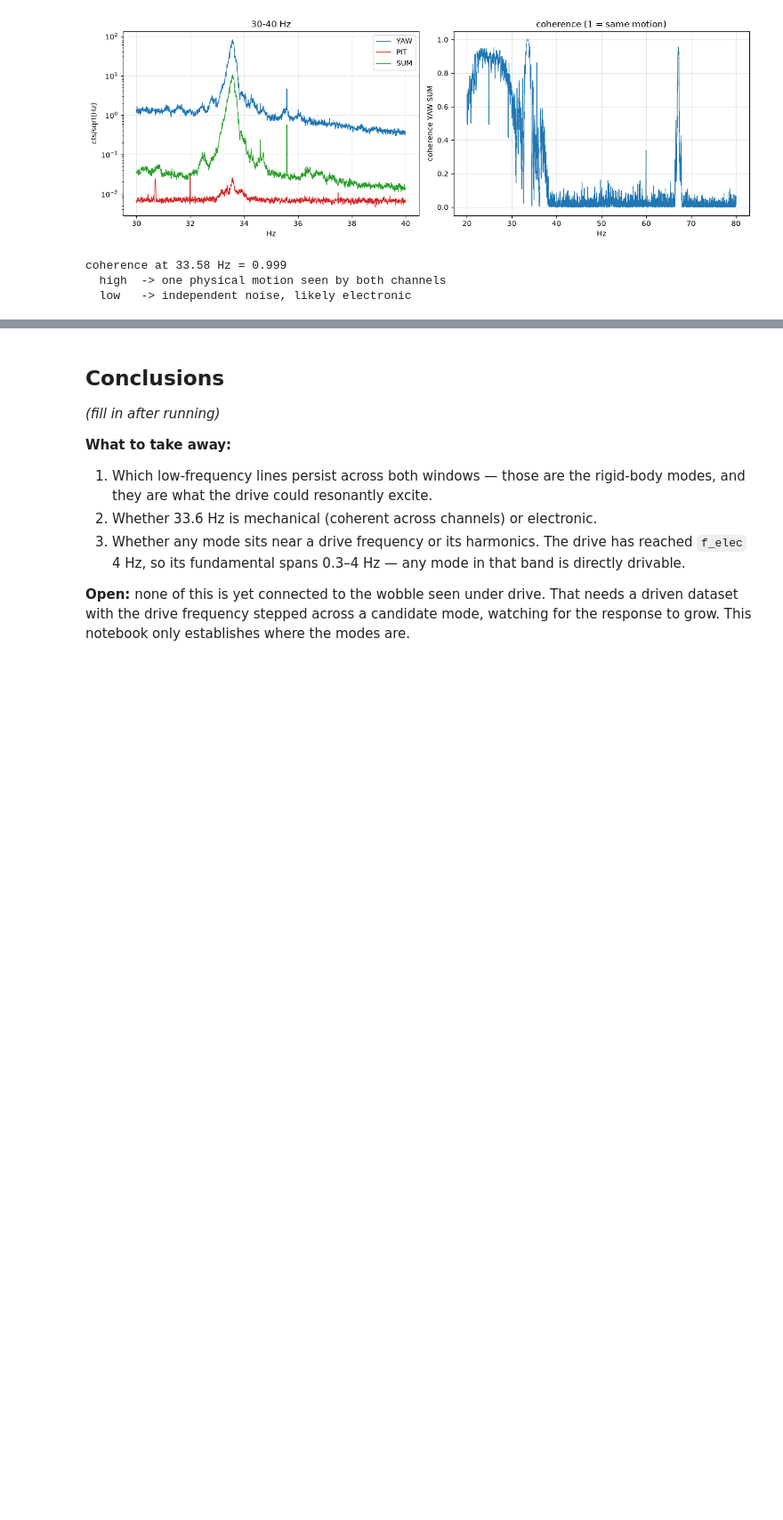
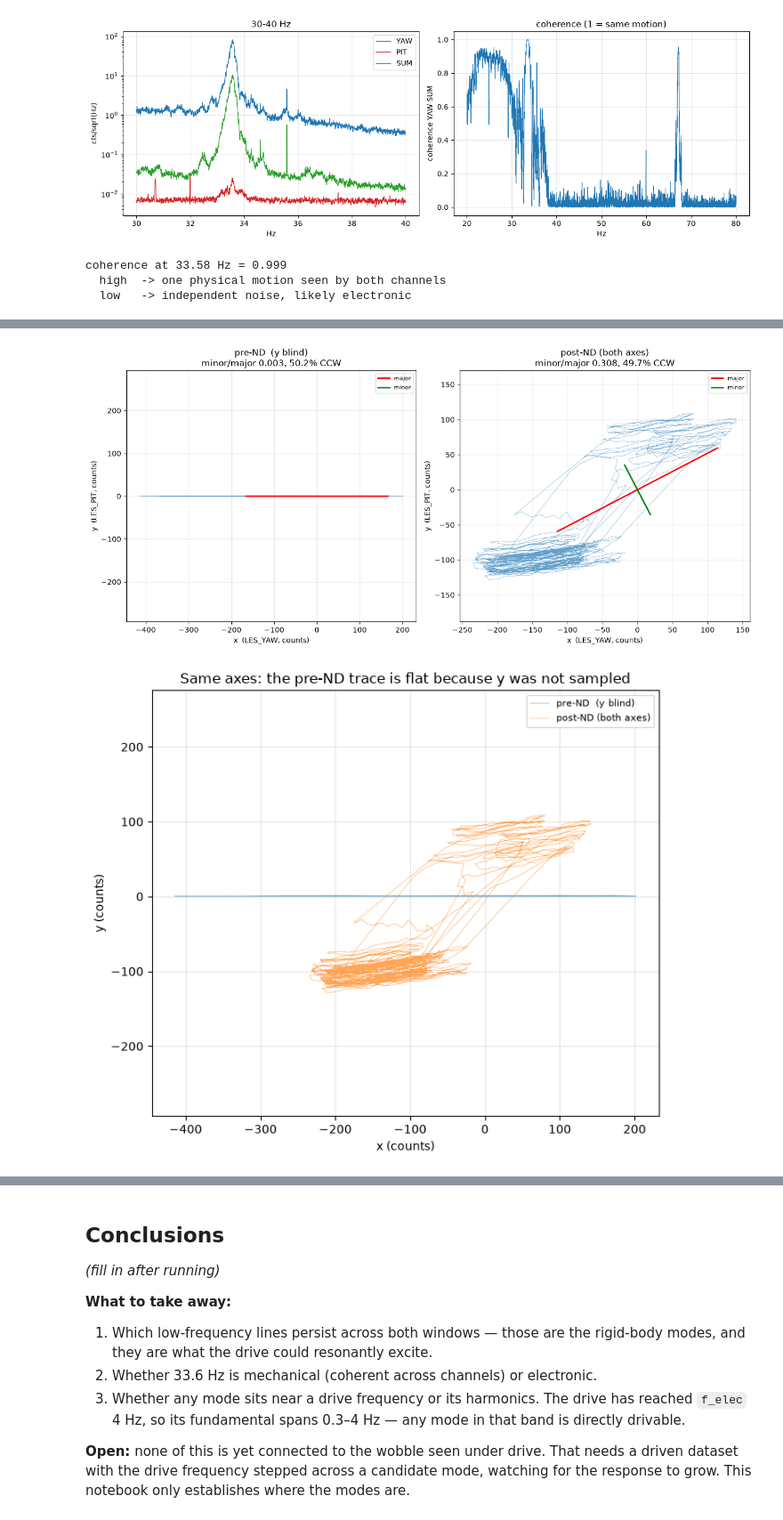
Before and after one commit to Moore-Lab/Decay-Sail, a Jupyter notebook: analysis/mode_survey_20260909.ipynb, the cells around one changed output, grey strips where cells are left out. Shown at 89% size. Saved outputs shown, nothing was run; the diff lists cells and outputs as text; code cells hidden in the pictures; blank space fills up the shorter version.

```diff
--- a/analysis/mode_survey_20260909.ipynb
+++ b/analysis/mode_survey_20260909.ipynb
@@ -319,0 +393,29 @@ coherence at 33.58 Hz = 0.999
+# %%
+fig, ax = plt.subplots(1, 2, figsize=(13, 6))
+for i,(tag,T) in enumerate(TR.items()):
+    n = int(120*T['fs'])                      # 2 minutes
+    ax[i].plot(T['x'][:n], T['y'][:n], lw=.4, alpha=.7)
+    # principal axes drawn on
+    for L,c,lbl in ((T['major'],'r','major'), (T['minor'],'g','minor')):
+        th = np.radians(T['ang'] + (0 if lbl=='major' else 90))
+        ax[i].plot([-L*np.cos(th), L*np.cos(th)],
+                   [-L*np.sin(th), L*np.sin(th)], c, lw=2, label=lbl)
+    ax[i].set_aspect('equal', 'datalim')
+    ax[i].set_xlabel('x  (LES_YAW, counts)'); ax[i].set_ylabel('y  (LES_PIT, counts)')
+    ax[i].set_title(f'{tag}\nminor/major {T["minor"]/T["major"]:.3f}, '
+                    f'{T["ccw"]:.1f}% CCW')
+    ax[i].grid(alpha=.3); ax[i].legend(fontsize=8)
+plt.tight_layout(); plt.show()
+
+# same axes for both, to show the projection change honestly
+fig, ax = plt.subplots(figsize=(7,6))
+for tag,T in TR.items():
+    n=int(120*T['fs'])
+    ax.plot(T['x'][:n], T['y'][:n], lw=.4, alpha=.7, label=tag)
+ax.set_aspect('equal','datalim'); ax.grid(alpha=.3); ax.legend(fontsize=8)
+ax.set_xlabel('x (counts)'); ax.set_ylabel('y (counts)')
+ax.set_title('Same axes: the pre-ND trace is flat because y was not sampled')
+plt.tight_layout(); plt.show()
+# %% [output]
+[figure, added]
+[figure, added]
```
Also changed, not shown: parts of 3 cells of this notebook.
